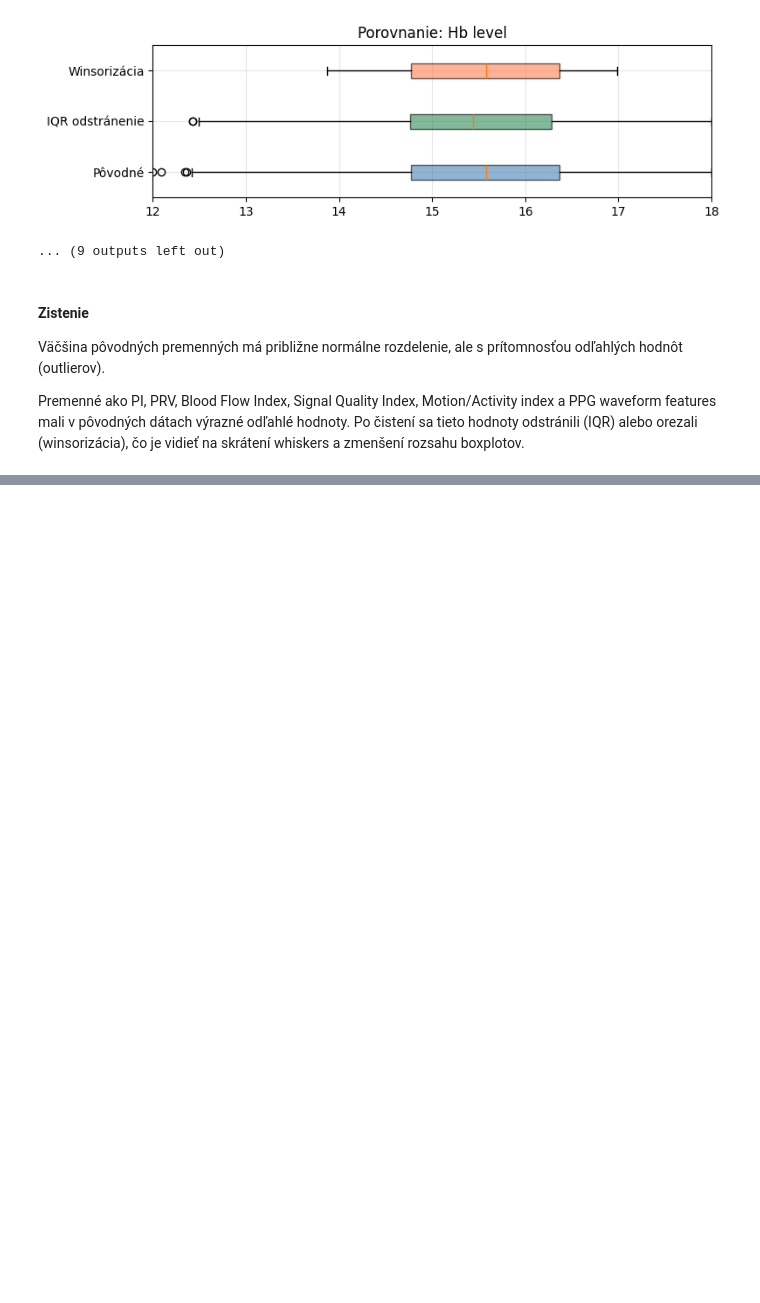
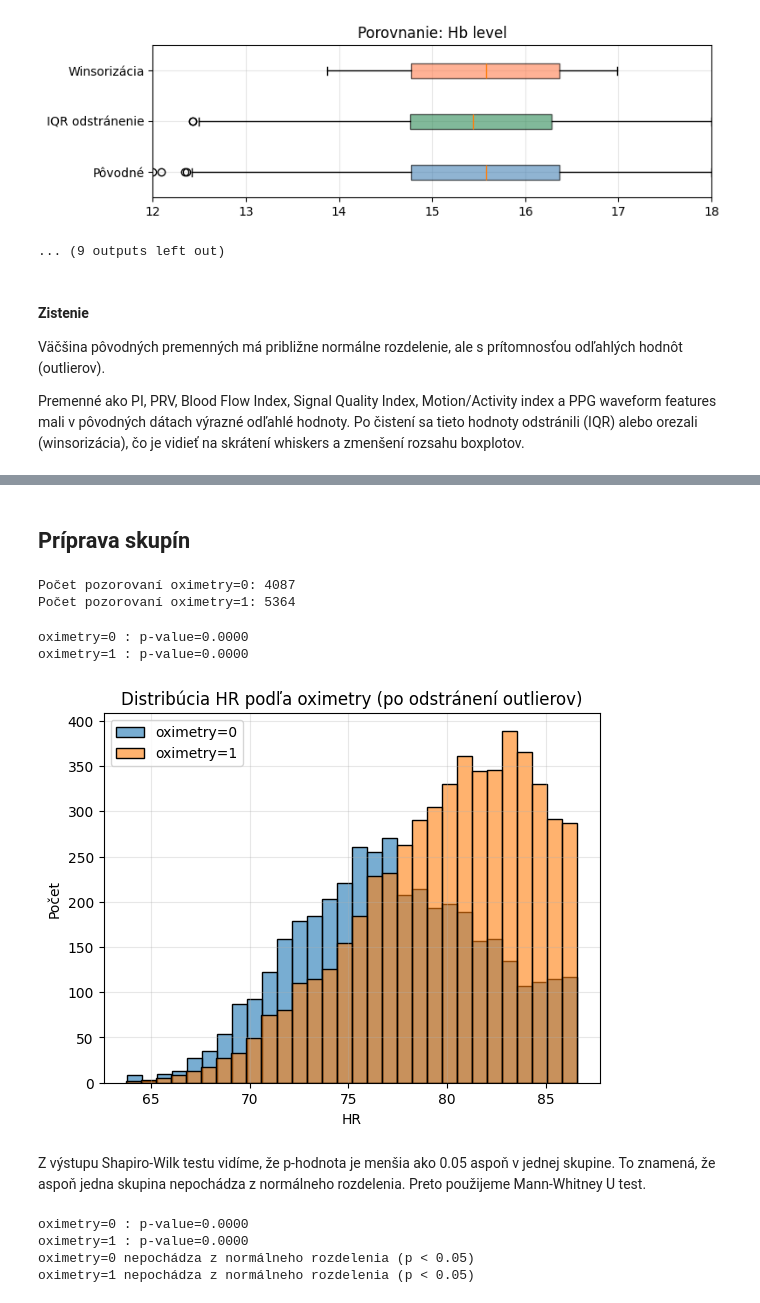
Before and after one commit to BohachNazar/IAUZadanie1, a Jupyter notebook: 1.ipynb, the cells around one changed output, grey strips where cells are left out. Saved outputs shown, nothing was run; the diff lists cells and outputs as text; code cells hidden in the pictures; blank space fills up the shorter version.

```diff
--- a/1.ipynb
+++ b/1.ipynb
@@ -818,0 +814,57 @@ Premenné ako PI, PRV, Blood Flow Index, Signal Quality Index, Motion/Activity i
+# %% [markdown]
+## Príprava skupín
+# %%
+# Skupiny podľa oximetry z vyčistených dát
+hr_ox0 = obs_iqr.loc[obs_iqr['oximetry'] == 0, 'HR'].dropna()
+hr_ox1 = obs_iqr.loc[obs_iqr['oximetry'] == 1, 'HR'].dropna()
+print(f'Počet pozorovaní oximetry=0: {len(hr_ox0)}')
+print(f'Počet pozorovaní oximetry=1: {len(hr_ox1)}')
+# %% [output]
+Počet pozorovaní oximetry=0: 4087
+Počet pozorovaní oximetry=1: 5364
+# %%
+# Shapiro-Wilk test normality
+import scipy.stats as stats
+shap0 = stats.shapiro(hr_ox0.sample(min(5000, len(hr_ox0)), random_state=1) if len(hr_ox0) > 5000 else hr_ox0)
+shap1 = stats.shapiro(hr_ox1.sample(min(5000, len(hr_ox1)), random_state=1) if len(hr_ox1) > 5000 else hr_ox1)
+print(f'oximetry=0 : p-value={shap0.pvalue:.4f}')
+print(f'oximetry=1 : p-value={shap1.pvalue:.4f}')
+# %% [output]
+oximetry=0 : p-value=0.0000
+oximetry=1 : p-value=0.0000
+# %%
+# Vizualizácia distribúcie - histogramy
+sns.histplot(hr_ox0, label='oximetry=0', alpha=0.6, bins=30)
+sns.histplot(hr_ox1, label='oximetry=1', alpha=0.6, bins=30)
+plt.xlabel('HR')
+plt.ylabel('Počet')
+plt.title('Distribúcia HR podľa oximetry (po odstránení outlierov)')
+plt.legend()
+plt.grid(True, alpha=0.3)
+plt.show()
+# %% [output]
+[figure, added]
+# %% [markdown]
+Z výstupu Shapiro-Wilk testu vidíme, že p-hodnota je menšia ako 0.05 aspoň v jednej skupine. To znamená, že aspoň jedna skupina nepochádza z normálneho rozdelenia. Preto použijeme Mann-Whitney U test.
+# %%
+# Shapiro-Wilk test
+shap0 = stats.shapiro(hr_ox0.sample(min(5000, len(hr_ox0)), random_state=1) if len(hr_ox0) > 5000 else hr_ox0)
+shap1 = stats.shapiro(hr_ox1.sample(min(5000, len(hr_ox1)), random_state=1) if len(hr_ox1) > 5000 else hr_ox1)
+
+print(f"oximetry=0 : p-value={shap0.pvalue:.4f}")
+print(f"oximetry=1 : p-value={shap1.pvalue:.4f}")
+
+if shap0.pvalue < 0.05:
+    print("oximetry=0 nepochádza z normálneho rozdelenia (p < 0.05)")
+else:
+    print("oximetry=0 pochádza z normálneho rozdelenia (p ≥ 0.05)")
+
+if shap1.pvalue < 0.05:
+    print("oximetry=1 nepochádza z normálneho rozdelenia (p < 0.05)")
+else:
+    print("oximetry=1 pochádza z normálneho rozdelenia (p ≥ 0.05)")
+# %% [output]
+oximetry=0 : p-value=0.0000
+oximetry=1 : p-value=0.0000
+oximetry=0 nepochádza z normálneho rozdelenia (p < 0.05)
+oximetry=1 nepochádza z normálneho rozdelenia (p < 0.05)
```
Also changed, not shown: parts of 13 cells of this notebook.
